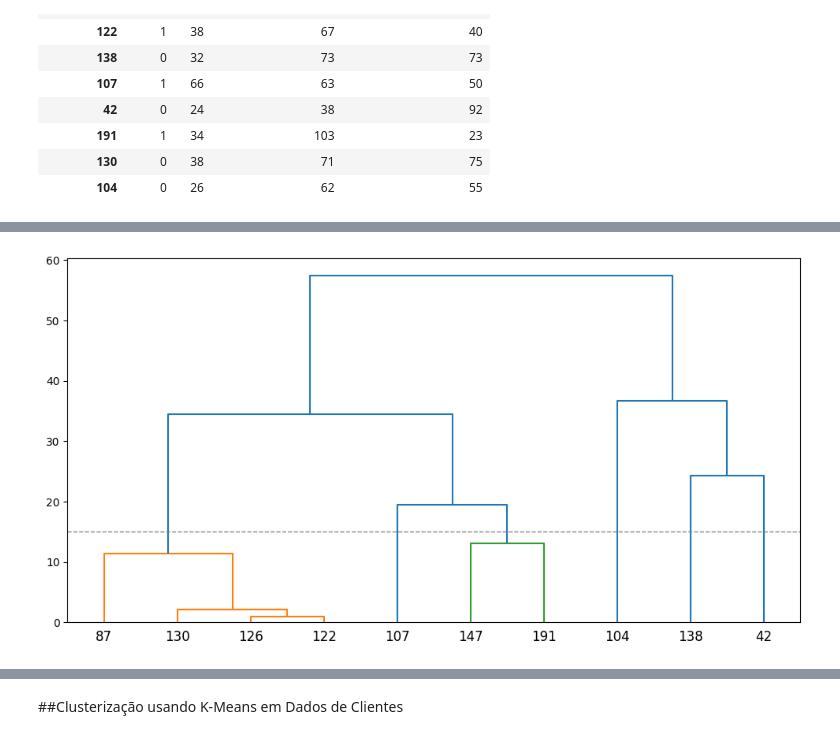
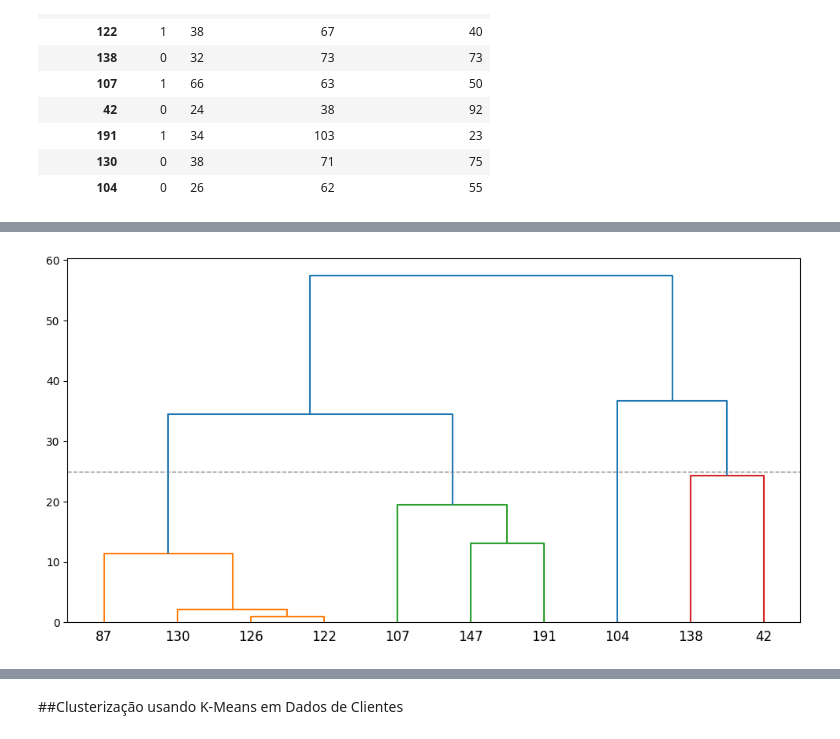
Before and after one commit to moraessena/mod_descritivos_lyrics, a Jupyter notebook: mod_descritiva_atividade_1_grupo_5(2).ipynb, the cells around one changed output, grey strips where cells are left out. Cells and saved outputs as stored; diff of their text form; code cells hidden in the pictures.

```diff
--- a/mod_descritiva_atividade_1_grupo_5(2).ipynb
+++ b/mod_descritiva_atividade_1_grupo_5(2).ipynb
@@ -765,17 +783,17 @@ fig.show()
 # %%
 # Calculate the distance entre cada amostra
 Z = average(df_dendogram[['Age', 'Annual Income (k$)']])
-tr = 15
+tr = 25
 # Control number of clusters in the plot + add horizontal line.
 plt.figure(figsize=(12, 6))
 
 dendrogram(Z_average, color_threshold=tr, labels=df_dendogram.index)
 plt.axhline(y=tr, c='grey', lw=1, linestyle='dashed')
 
 # Show the graph
 plt.show()
 # %% [output]
-[figure, old version]
+[figure, new version]
 # %%
 labels = fcluster(Z, t=tr, criterion='distance')
 df_dendogram['cluster_id'] = labels
```
Also changed, not shown: parts of 10 cells of this notebook.
